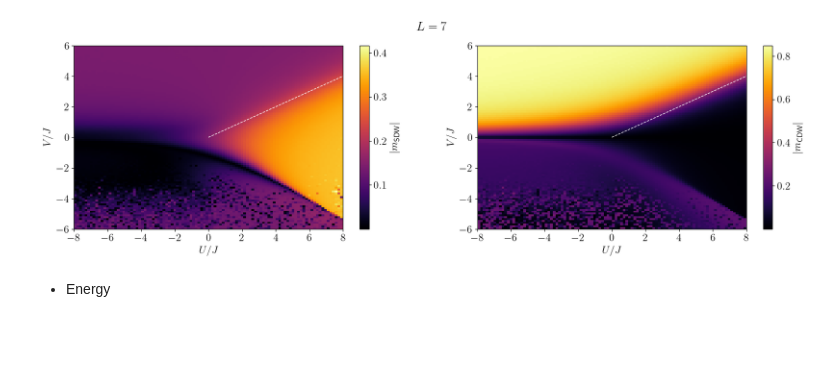
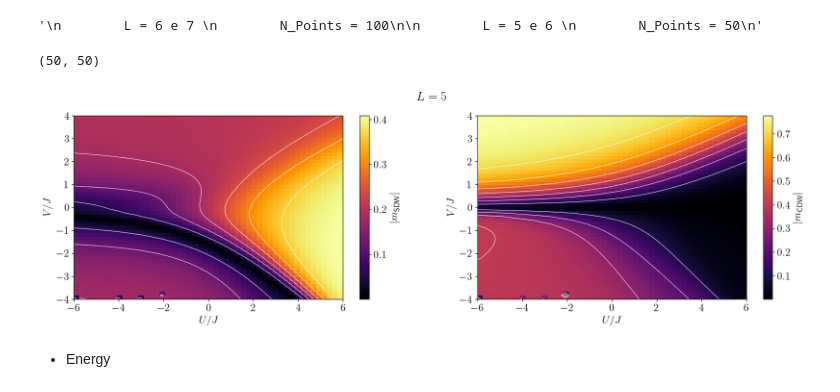
Before and after one commit to FelipePicoli/Extended_Hubbard_Model, a Jupyter notebook: notebooks/EHM_phase_diagram.ipynb, the cells around one changed output. Cells and saved outputs as stored; diff of their text form; code cells hidden in the pictures; blank space fills up the shorter version.

```diff
--- a/notebooks/EHM_phase_diagram.ipynb
+++ b/notebooks/EHM_phase_diagram.ipynb
@@ -16,11 +16,23 @@ model = "EHM_Itensor"
 exec = "Phase_Diagram"
 results = "../results"
 
-U_max = 8.0
-V_max = 6.0
+U_max = 6.0
+V_max = 4.0
 
-N_Points = 100
-L = 7
+U_min = -U_max
+V_min = -V_max
+
+N_Points = 50
+L = 5
+'''
+        L = 6 e 7
+        N_Points = 100
+
+        L = 5 e 6
+        N_Points = 50
+'''
+# %% [output]
+'\n        L = 6 e 7 \n        N_Points = 100\n\n        L = 5 e 6 \n        N_Points = 50\n'
 # %%
 def load_data(L, U_max, V_max, N_Points, U_min = -U_max, V_min = -V_max, min_vals = False):
 
@@ -38,6 +50,9 @@ def load_data(L, U_max, V_max, N_Points, U_min = -U_max, V_min = -V_max, min_val
     energy = np.zeros((N_Points, N_Points))
     E_p = np.zeros((N_Points, N_Points))
 
+    single_site_entanglment = np.zeros((N_Points, N_Points))
+    quantum_coh  = np.zeros((N_Points, N_Points))
+
     # Loop over U and V values
     for i, U_f in enumerate(U_vals):
         for j, V_f in enumerate(V_vals):
@@ -47,6 +62,9 @@ def load_data(L, U_max, V_max, N_Points, U_min = -U_max, V_min = -V_max, min_val
             str_charge_density = info_output.replace('XXXXX', 'charge_density')
             str_doublons = info_output.replace('XXXXX', 'doublons')
 
+            magnetization[i, j] = np.loadtxt(str_magnetization)
+            charge_density[i, j] = np.loadtxt(str_charge_density)
+            doublons[i, j] = np.loadtxt(str_doublons)
 
             str_energy = info_output.replace('XXXXX', 'E_GS')
             energy[i, j] = np.loadtxt(str_energy)
@@ -54,11 +72,13 @@ def load_data(L, U_max, V_max, N_Points, U_min = -U_max, V_min = -V_max, min_val
             E_p_str = info_output.replace('XXXXX', 'E_p')
             E_p[i, j] = np.loadtxt(E_p_str)
 
-            magnetization[i, j] = np.loadtxt(str_magnetization)
-            charge_density[i, j] = np.loadtxt(str_charge_density)
-            doublons[i, j] = np.loadtxt(str_doublons)
+            S_str = info_output.replace('XXXXX', 'S')
+            single_site_entanglment[i, j] = np.loadtxt(S_str)
 
-    return magnetization, charge_density, doublons, energy, E_p, U_vals, V_vals
+            quantum_coh_str = info_output.replace('XXXXX', 'Coh')
+            quantum_coh[i, j] = np.loadtxt(quantum_coh_str)
+
+    return magnetization, charge_density, doublons, energy, E_p, single_site_entanglment, quantum_coh, U_vals, V_vals
 # %%
 def m_SDW(L, Sj):
     m_sdw = 0
@@ -71,8 +91,14 @@ def m_CDW(L, nj):
     for j in range(L):
         m_cdw += (-1)**(j) * (nj[j] - 1)
     return m_cdw / L
+# %%
+magnetization, charge_density, doublons, energy, E_p, avg_linear_entropy, quantum_coh, U_vals, V_vals =  load_data(L, U_max, V_max, N_Points, min_vals=False)
+# %%
+print(quantum_coh.shape)
+# %% [output]
+(50, 50)
 # %%
-magnetization, charge_density, _, _, _, U_vals, V_vals = load_data(L, U_max, V_max, N_Points, min_vals=True)
+# magnetization, charge_density, _, _, _, _, _, U_vals, V_vals = load_data(L, U_max, V_max, N_Points, min_vals=False)
 
 m_sdw = np.zeros((N_Points, N_Points))
 m_cdw = np.zeros((N_Points, N_Points))
@@ -85,40 +111,49 @@ for i, U in enumerate(U_vals):
 
         m_sdw[i, j] = np.abs(m_SDW(L, magnetization_ij))
         m_cdw[i, j] = np.abs(m_CDW(L, charge_density_ij))
 
 # The data in m_sdw and m_cdw are transposed!
 m_sdw = m_sdw.T
 m_cdw = m_cdw.T
 
 # Create a figure with two subplots
 fig, ax = plt.subplots(1, 2, figsize=(20, 5), sharex=True)
 plt.suptitle(f"$L = {L}$")
 
 # Plot m_SDW heatmap
-im0 = ax[0].imshow(m_sdw, origin="lower", extent=[-U_max, U_max, -V_max, V_max], aspect="auto", cmap="inferno")
+im0 = ax[0].imshow(m_sdw, origin="lower", extent=[U_min, U_max, V_min, V_max], aspect="auto", cmap="inferno")
 fig.colorbar(im0, ax=ax[0], label=r"$|m_{\text{SDW}}|$")
+
+X, Y = np.meshgrid(U_vals, V_vals)
+ax[0].contour(X, Y, m_sdw, colors='white', linestyle='--', linewidths=0.7)
+
 ax[0].set_xlabel(r"$U / J$")
 ax[0].set_ylabel(r"$V / J$")
 #ax[0].set_title(r"$m_{\text{SDW}}=(1/L) \sum_{j}(-1)^j \langle \hat{S}_{j}^{z} \rangle$")
 
 # Plot m_CDW heatmap
-im1 = ax[1].imshow(m_cdw, origin="lower", extent=[-U_max, U_max, -V_max, V_max], aspect="auto", cmap="inferno")
+im1 = ax[1].imshow(m_cdw, origin="lower", extent=[U_min, U_max, V_min, V_max], aspect="auto", cmap="inferno")
 fig.colorbar(im1, ax=ax[1] , label=r"$|m_{\text{CDW}}|$")
+
+X, Y = np.meshgrid(U_vals, V_vals)
+ax[1].contour(X, Y, m_cdw, colors='white', linestyle='--', linewidths=0.7)
+
 ax[1].set_xlabel(r"$U / J$")
 ax[1].set_ylabel(r"$V / J$")
+
 #ax[1].set_title(r"$m_{\text{CDW}}=(1/L)\sum_{j}(-1)^j (\langle \hat{n}_j \rangle-1)$")
 
 # Plot line U = 2V
-V_range = np.linspace(0, U_max / 2, N_Points)
-U_range = 2 * V_range
-ax[0].plot(U_range, V_range, 'w--', linewidth=1)
-ax[1].plot(U_range, V_range, 'w--', linewidth=1)
+# V_range = np.linspace(0, U_max / 2, N_Points)
+# U_range = 2 * V_range
+# ax[0].plot(U_range, V_range, 'w--', linewidth=1)
+# ax[1].plot(U_range, V_range, 'w--', linewidth=1)
 
 # Save the figure
 plt.savefig(f"{figures_path}/{model}_{exec}/order_parameters_L={L}_Npoints={N_Points}_Umax={U_max}_Vmax={V_max}.png", dpi=300, bbox_inches="tight")
 plt.show()
 # %% [output]
-[figure, old version]
+[figure, new version]
 # %% [markdown]
 - Energy
 # %%
```
Also changed, not shown: parts of 3 cells of this notebook, 47 other files.
